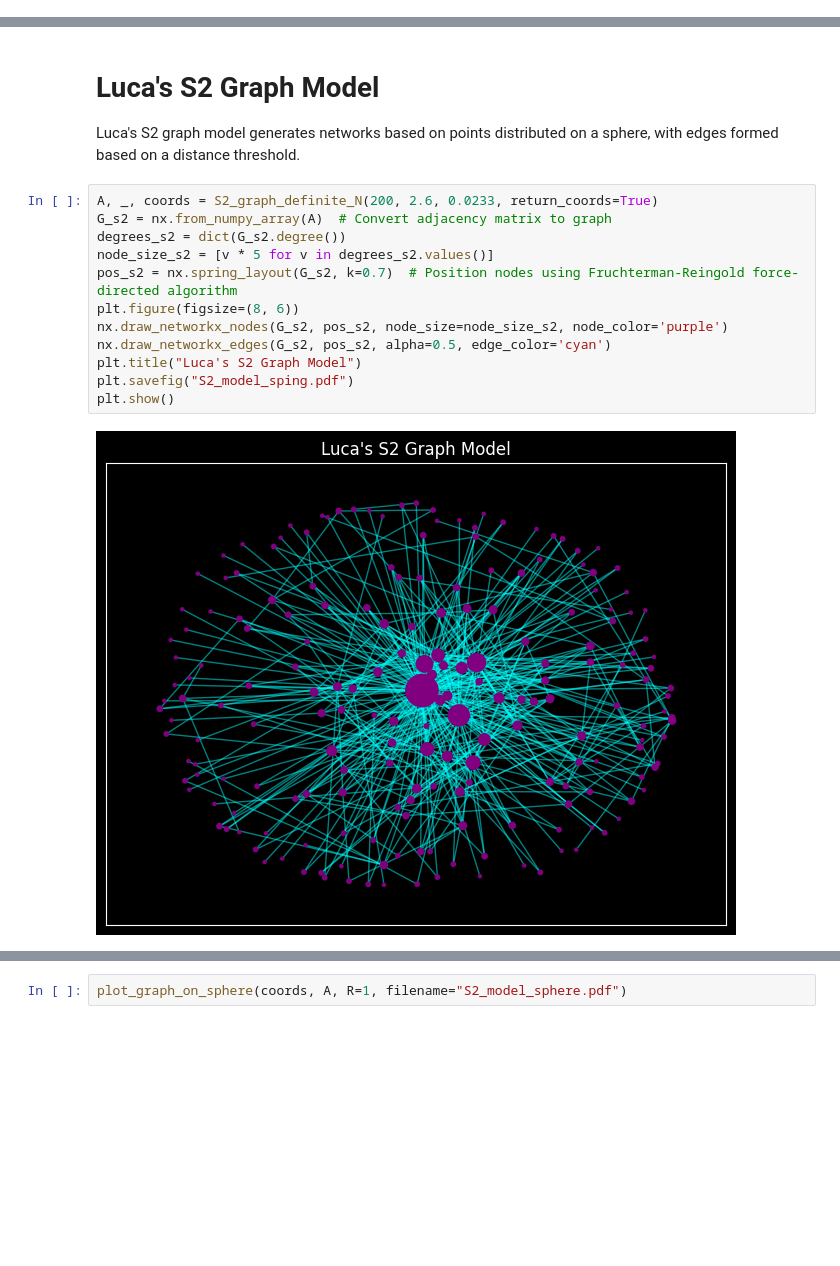
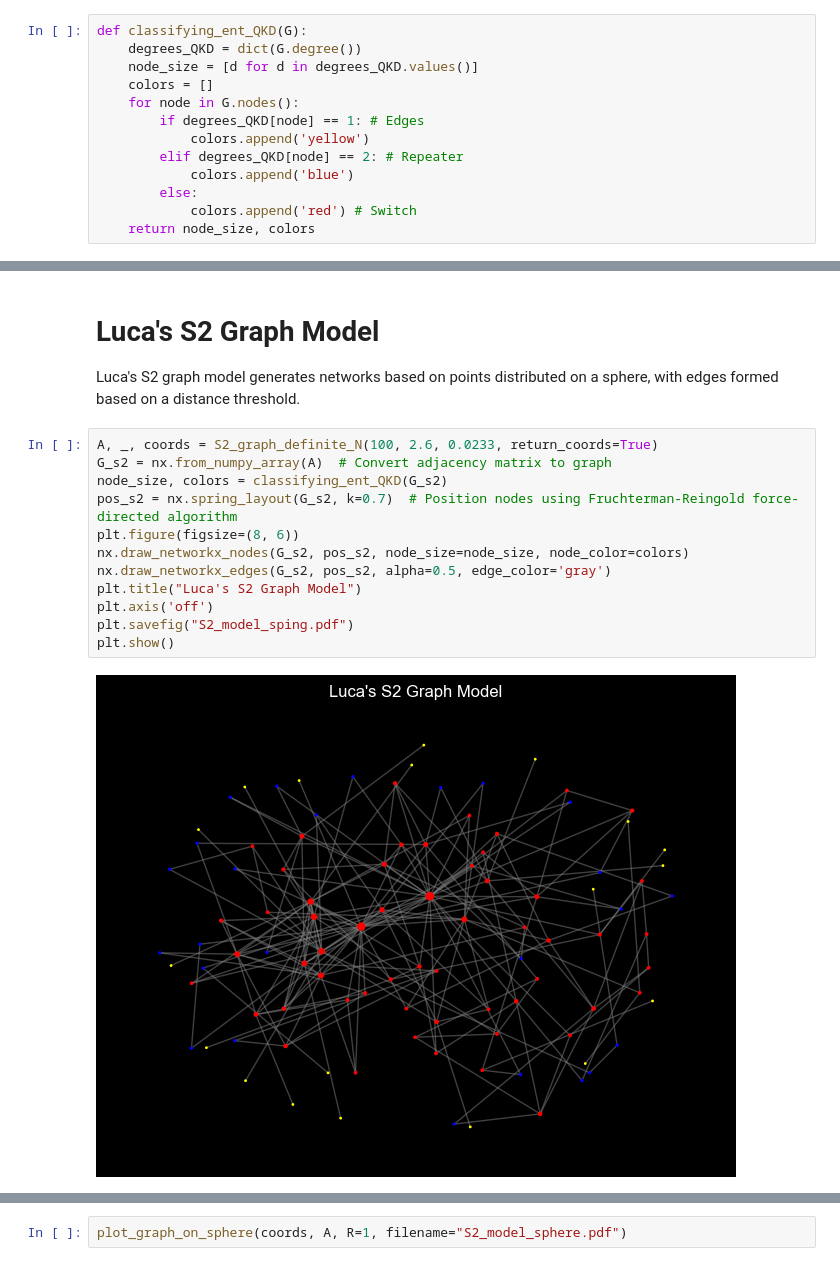
Before and after one commit to lucamar91/qkd_networks, a Jupyter notebook: Complex_Network_Types.ipynb, the cells around one changed output, grey strips where cells are left out. Saved outputs shown, nothing was run; the diff lists cells and outputs as text; blank space fills up the shorter version.

```diff
--- a/Complex_Network_Types.ipynb
+++ b/Complex_Network_Types.ipynb
@@ -6,3 +7,16 @@ import numpy as np
+# %%
+def classifying_ent_QKD(G):
+    degrees_QKD = dict(G.degree())
+    node_size = [d for d in degrees_QKD.values()]
+    colors = []
+    for node in G.nodes():
+        if degrees_QKD[node] == 1: # Edges
+            colors.append('yellow')
+        elif degrees_QKD[node] == 2: # Repeater
+            colors.append('blue')
+        else:
+            colors.append('red') # Switch
+    return node_size, colors
 # %% [markdown]
 # Barabási-Albert (BA) Model
 The BA model generates scale-free networks using a preferential attachment mechanism.
@@ -143,19 +227,19 @@ plt.show()
 # Luca's S2 Graph Model
 Luca's S2 graph model generates networks based on points distributed on a sphere, with edges formed based on a distance threshold.
 # %%
-A, _, coords = S2_graph_definite_N(200, 2.6, 0.0233, return_coords=True)
+A, _, coords = S2_graph_definite_N(100, 2.6, 0.0233, return_coords=True)
 G_s2 = nx.from_numpy_array(A)  # Convert adjacency matrix to graph
-degrees_s2 = dict(G_s2.degree())
-node_size_s2 = [v * 5 for v in degrees_s2.values()]
+node_size, colors = classifying_ent_QKD(G_s2)
 pos_s2 = nx.spring_layout(G_s2, k=0.7)  # Position nodes using Fruchterman-Reingold force-directed algorithm
 plt.figure(figsize=(8, 6))
-nx.draw_networkx_nodes(G_s2, pos_s2, node_size=node_size_s2, node_color='purple')
-nx.draw_networkx_edges(G_s2, pos_s2, alpha=0.5, edge_color='cyan')
+nx.draw_networkx_nodes(G_s2, pos_s2, node_size=node_size, node_color=colors)
+nx.draw_networkx_edges(G_s2, pos_s2, alpha=0.5, edge_color='gray')
 plt.title("Luca's S2 Graph Model")
+plt.axis('off')
 plt.savefig("S2_model_sping.pdf")
 plt.show()
 # %% [output]
-[figure, old version]
+[figure, new version]
 # %%
 pos_s2 = nx.kamada_kawai_layout(G_s2)  # Position nodes using Fruchterman-Reingold force-directed algorithm
 plt.figure(figsize=(8, 6))
```
Also changed, not shown: parts of 30 cells of this notebook, 1 other file.
